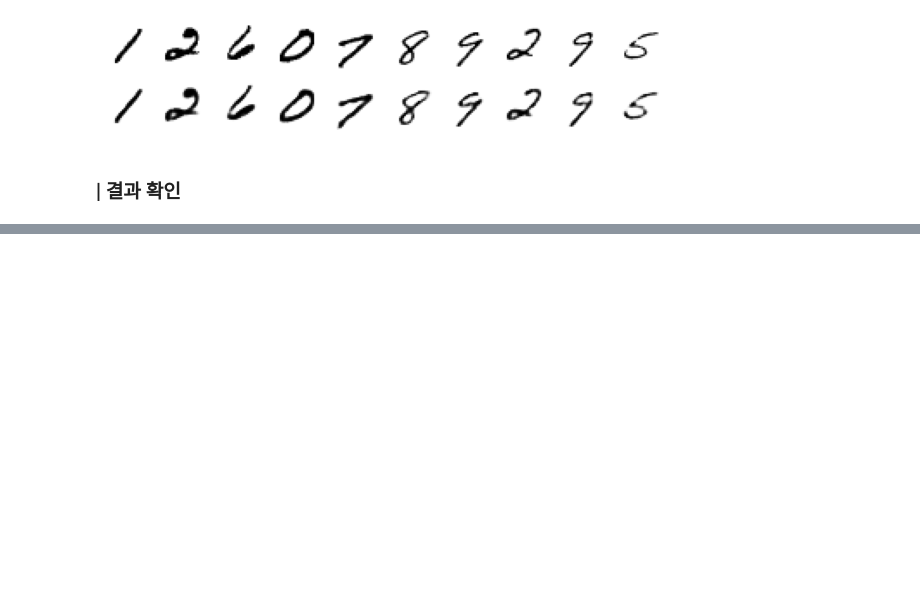
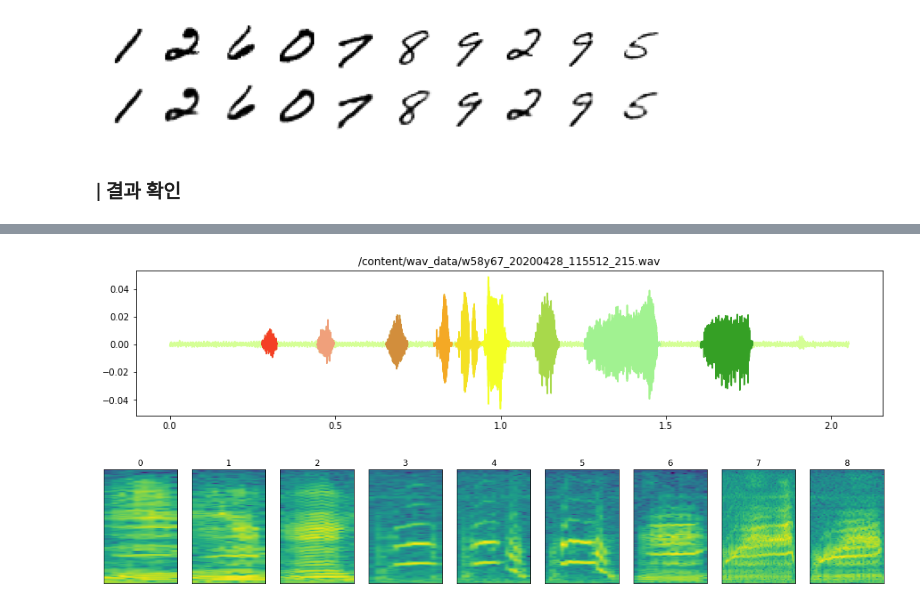
Before and after one commit to yebiny/SkillTreePython-DeepLearning, a Jupyter notebook: 04.Paper-with-code/comment/ch04_07_VAE.ipynb, the cells around one changed output, grey strips where cells are left out. Drawn from its saved outputs; the diff is of its cells as text; code cells hidden in the pictures; blank space fills up the shorter version.

```diff
--- a/04.Paper-with-code/comment/ch04_07_VAE.ipynb
+++ b/04.Paper-with-code/comment/ch04_07_VAE.ipynb
@@ -231,0 +298,7 @@ vae.fit(x_train, 5)
+# %%
+idx = 26
+draw_split_wav(gen.wav_list, syllables, idx)
+draw_split_spectrogram(gen.wav_list, syllables, idx)
+# %% [output]
+[figure, added]
+[figure, added]
```
Also changed, not shown: parts of 18 cells of this notebook.
